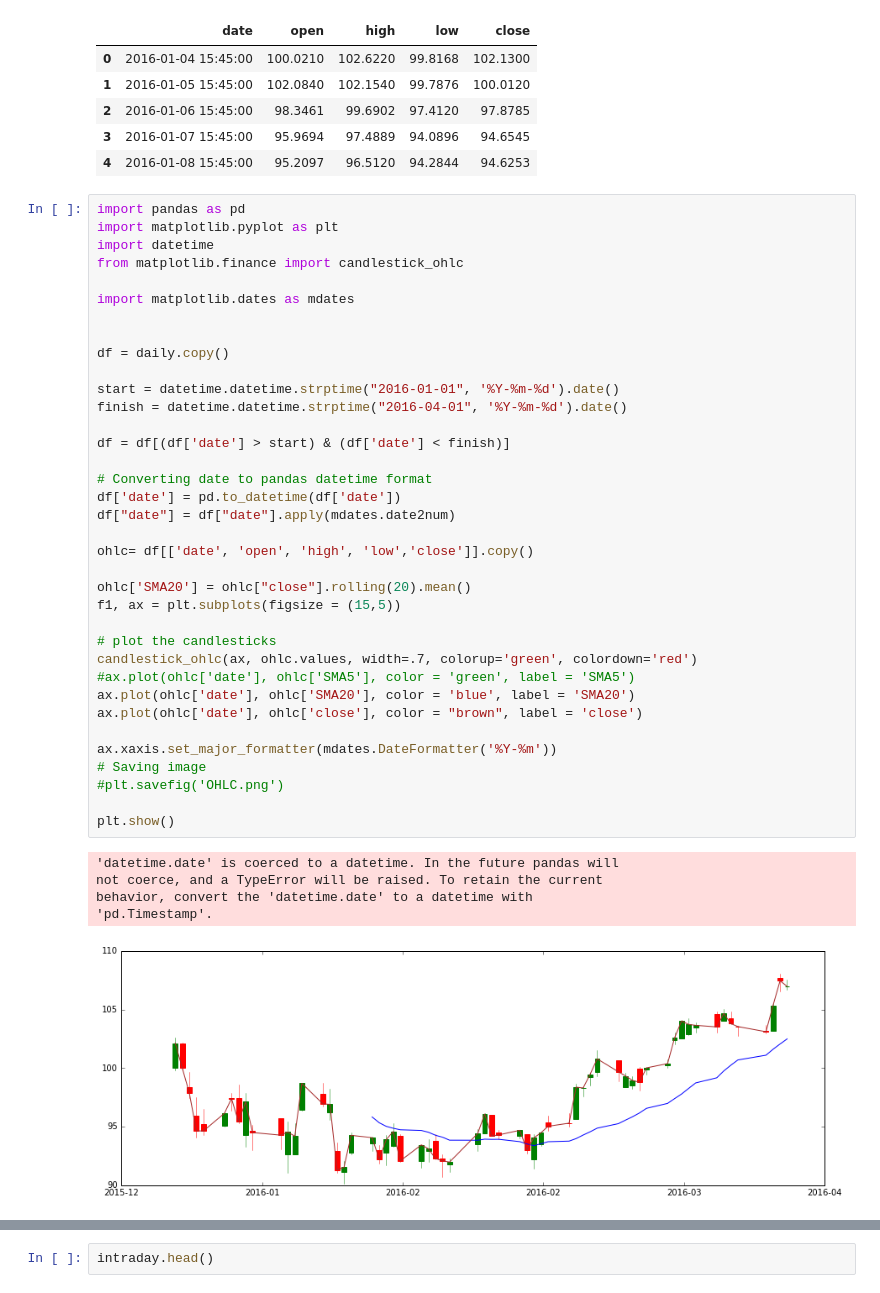
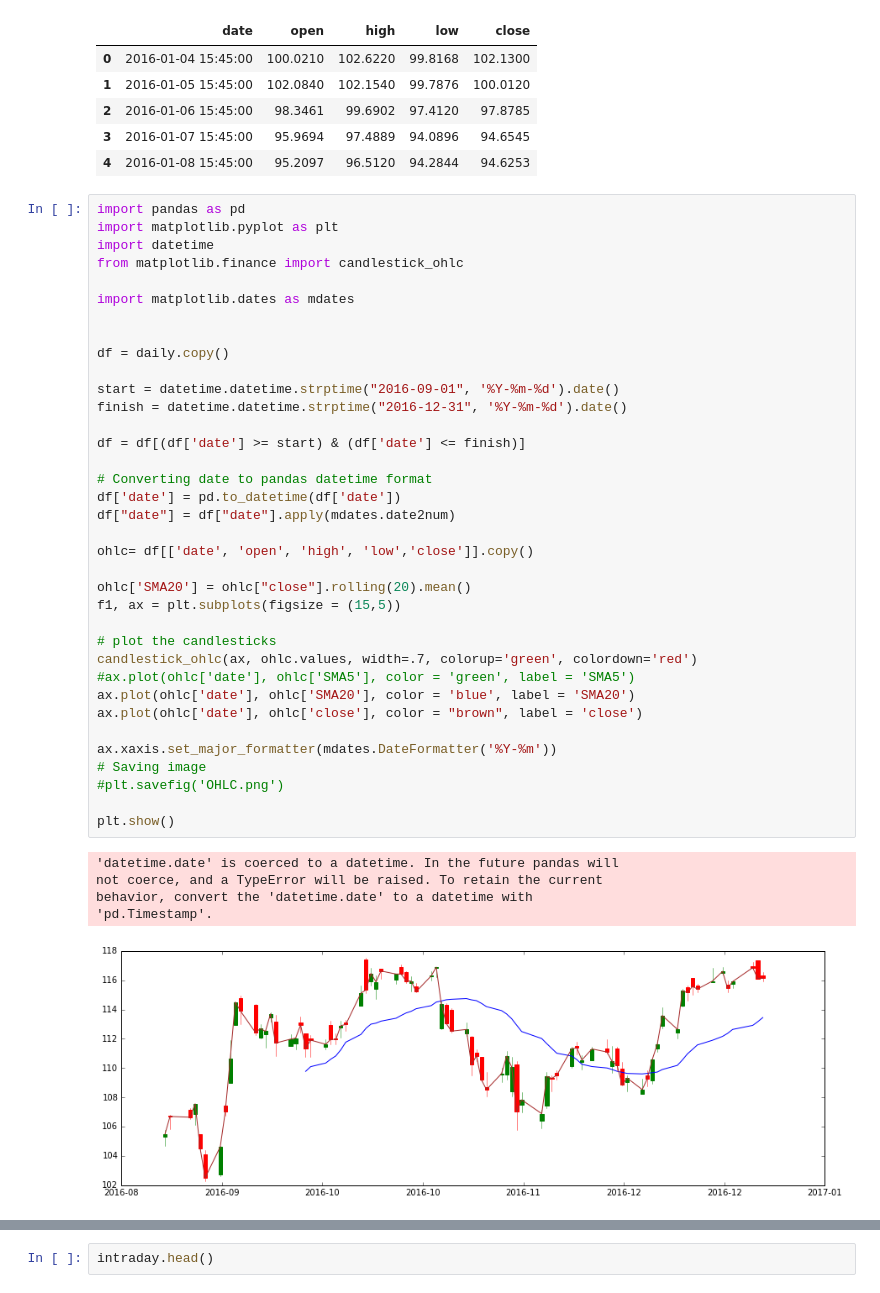
Before and after one commit to ostapkharysh/Stock-return-predictability, a Jupyter notebook: Stock_data_analysis.ipynb, the cells around one changed output, grey strips where cells are left out. Cells and saved outputs as stored; diff of their text form.

```diff
--- a/Stock_data_analysis.ipynb
+++ b/Stock_data_analysis.ipynb
@@ -102,34 +102,34 @@ import matplotlib.dates as mdates
 
 df = daily.copy()
 
-start = datetime.datetime.strptime("2016-01-01", '%Y-%m-%d').date()
-finish = datetime.datetime.strptime("2016-04-01", '%Y-%m-%d').date()
+start = datetime.datetime.strptime("2016-09-01", '%Y-%m-%d').date()
+finish = datetime.datetime.strptime("2016-12-31", '%Y-%m-%d').date()
 
-df = df[(df['date'] > start) & (df['date'] < finish)]
+df = df[(df['date'] >= start) & (df['date'] <= finish)]
 
 # Converting date to pandas datetime format
 df['date'] = pd.to_datetime(df['date'])
 df["date"] = df["date"].apply(mdates.date2num)
 
 ohlc= df[['date', 'open', 'high', 'low','close']].copy()
 
 ohlc['SMA20'] = ohlc["close"].rolling(20).mean()
 f1, ax = plt.subplots(figsize = (15,5))
 
 # plot the candlesticks
 candlestick_ohlc(ax, ohlc.values, width=.7, colorup='green', colordown='red')
 #ax.plot(ohlc['date'], ohlc['SMA5'], color = 'green', label = 'SMA5')
 ax.plot(ohlc['date'], ohlc['SMA20'], color = 'blue', label = 'SMA20')
 ax.plot(ohlc['date'], ohlc['close'], color = "brown", label = 'close')
 
 ax.xaxis.set_major_formatter(mdates.DateFormatter('%Y-%m'))
 # Saving image
 #plt.savefig('OHLC.png')
 
 plt.show()
 # %% [output]
 'datetime.date' is coerced to a datetime. In the future pandas will
 not coerce, and a TypeError will be raised. To retain the current
 behavior, convert the 'datetime.date' to a datetime with
 'pd.Timestamp'.
-[figure, old version]
+[figure, new version]
```
Also changed, not shown: parts of 30 cells of this notebook, 1 other file.
